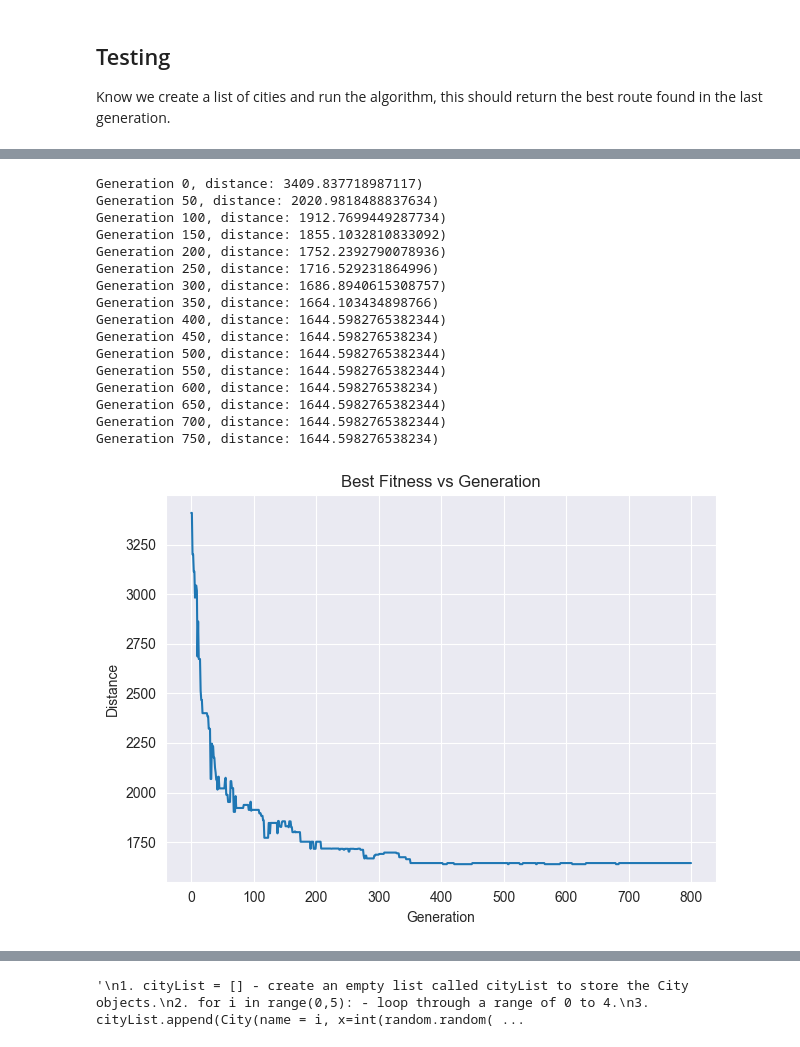
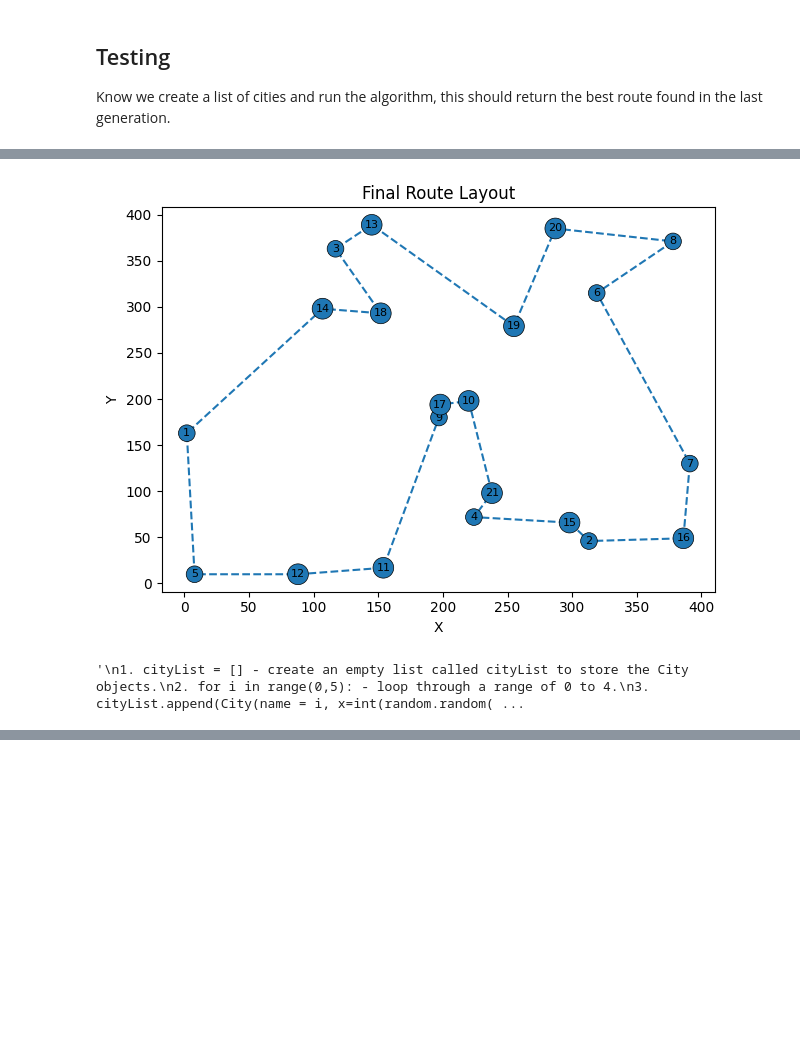
Before and after one commit to cdruf/tomas-and-christian, a Jupyter notebook: GeneticAlgorithmTSP.ipynb, the cells around one changed output, grey strips where cells are left out. Saved outputs shown, nothing was run; the diff lists cells and outputs as text; code cells hidden in the pictures; blank space fills up the shorter version.

```diff
--- a/GeneticAlgorithmTSP.ipynb
+++ b/GeneticAlgorithmTSP.ipynb
@@ -331,12 +358,6 @@ Know we create a list of cities and run the algorithm, this should return the be
 # %%
-%%time
+# Display result
 
-cityList = []
-
-for i in range(0, 21):
-    cityList.append(City(name=i, x=int(random.random() * 400), y=int(random.random() * 400)))
-
-best_route = genetic_algorithm(population=cityList, pop_size=40, elite_size=20, mutation_rate=0.01, generations=800)
 x = []
 y = []
 for i in best_route:
@@ -350,51 +371,36 @@ plt.ylabel('Y')
 ax = plt.gca()
 plt.title('Final Route Layout')
 bbox_props = dict(boxstyle="circle,pad=0.3", fc='C0', ec="black", lw=0.5)
-for i in range(1, len(cityList) + 1):
-    ax.text(cityList[i - 1].x, cityList[i - 1].y, str(i), ha="center", va="center",
+for i in range(1, len(city_list) + 1):
+    ax.text(city_list[i - 1].x, city_list[i - 1].y, str(i), ha="center", va="center",
             size=8,
             bbox=bbox_props)
 plt.tight_layout()
 plt.show()
 '''
 1. cityList = [] - create an empty list called cityList to store the City objects.
 2. for i in range(0,5): - loop through a range of 0 to 4.
 3. cityList.append(City(name = i, x=int(random.random() * 200), y=int(random.random() * 200))) - create a new City object with a randomly generated x
 and y coordinates and append it to the cityList.
 4. best_route=geneticAlgorithm(population=cityList, popSize=30, eliteSize=20, mutationRate=0.01, generations=1) - call the geneticAlgorithm function with
 the cityList as the population, a population size of 30, elite size of 20, mutation rate of 0.01 and 1 generation.
 5. x=[] and y=[] - create empty lists to store the x and y coordinates of the best route.
 6. for i in best_route: x.append(i.x) and for i in best_route: y.append(i.y) - loop through the City objects in the best_route and append their x and y
 coordinates to the x and y lists.
 7. x.append(best_route[0].x) and y.append(best_route[0].y) - append the x and y coordinates of the first city in the best_route to the x and y lists to
 complete the circuit.
 8. plt.plot(x, y, '--o') - plot the x and y coordinates of the best_route as a dashed line with dots.
 9. plt.xlabel('X') and plt.ylabel('Y') - set the labels for the x and y axis.
 10. ax=plt.gca() - get the current axis of the plot.
 11. plt.title('Final Route Layout') - set the title of the plot.
 12. bbox_props = dict(boxstyle="circle,pad=0.3", fc='C0', ec="black", lw=0.5) - create a dictionary containing the properties of the text box that will
 be used to label the cities.
 13. for i in range(1,len(cityList)+1): - loop through a range of 1 to the length of cityList.
 14. ax.text(cityList[i-1].x, cityList[i-1].y, str(i), ha="center", va="center",size=8,bbox=bbox_props) - add a text box containing the number of the city
 at the x and y coordinates of the City object in cityList.
 15. plt.tight_layout() - adjust the padding of the plot to ensure all elements are visible.
 16. plt.show() - display the plot on the screen.
 '''
 # %% [output]
+[figure, new version]
-Generation 0, distance: 3409.837718987117)
-Generation 50, distance: 2020.9818488837634)
-Generation 100, distance: 1912.7699449287734)
-Generation 150, distance: 1855.1032810833092)
-Generation 200, distance: 1752.2392790078936)
-Generation 250, distance: 1716.529231864996)
-Generation 300, distance: 1686.8940615308757)
-Generation 350, distance: 1664.103434898766)
-Generation 400, distance: 1644.5982765382344)
-Generation 450, distance: 1644.598276538234)
-Generation 500, distance: 1644.5982765382344)
-Generation 550, distance: 1644.5982765382344)
-Generation 600, distance: 1644.598276538234)
-Generation 650, distance: 1644.5982765382344)
-Generation 700, distance: 1644.5982765382344)
-Generation 750, distance: 1644.598276538234)
+'\n1. cityList = [] - create an empty list called cityList to store the City objects.\n2. for i in range(0,5): - loop through a range of 0 to 4.\n3. cityList.append(City(name = i, x=int(random.random( ...
-[figure, old version]
@@ -404 +406,0 @@ Wall time: 4.54 s
-'\n1. cityList = [] - create an empty list called cityList to store the City objects.\n2. for i in range(0,5): - loop through a range of 0 to 4.\n3. cityList.append(City(name = i, x=int(random.random( ...
```
Also changed, not shown: parts of 6 cells of this notebook.
